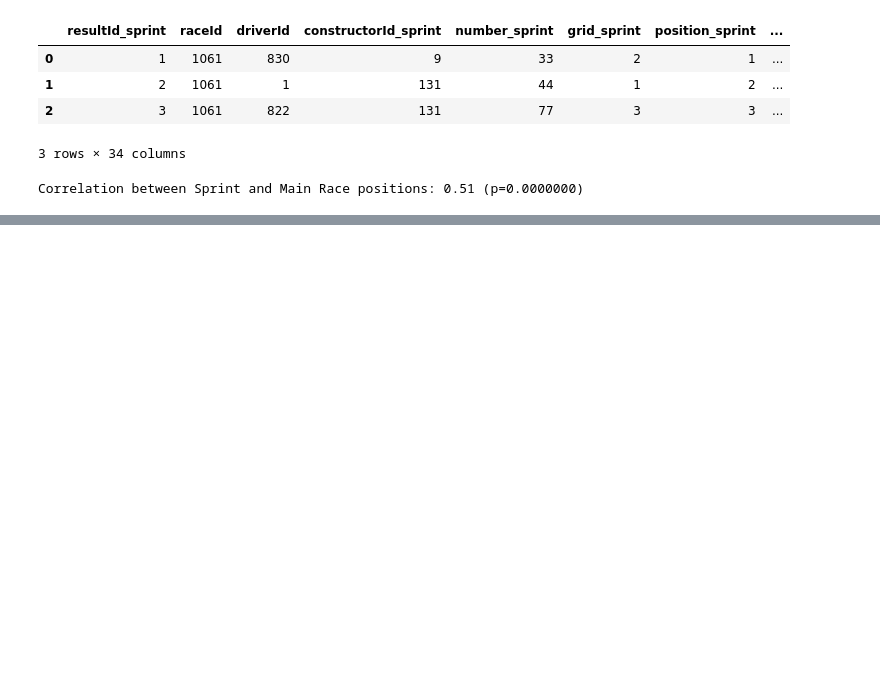
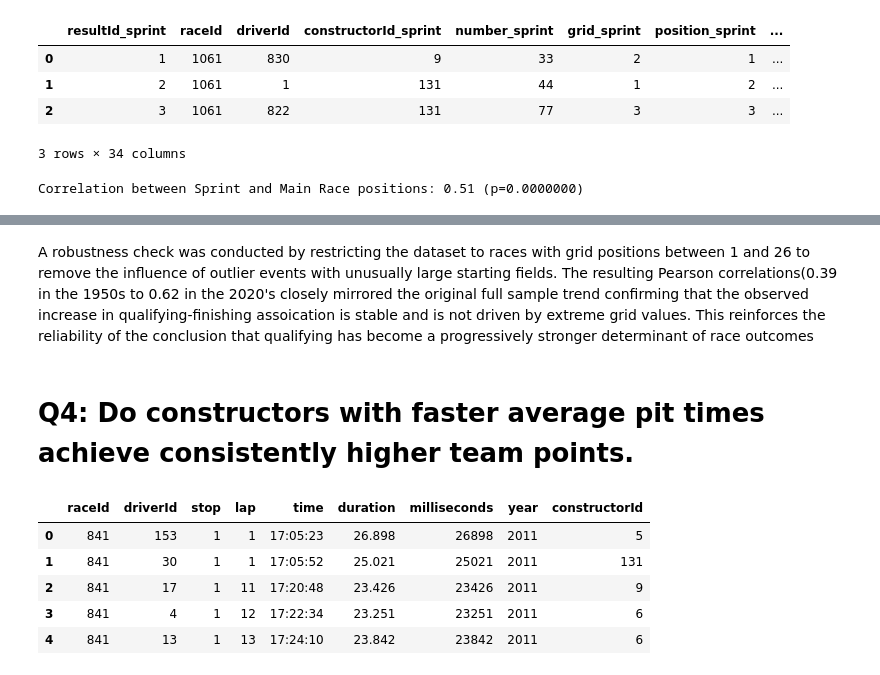
Before and after one commit to mahaejaz2699/Dissertation, a Jupyter notebook: data.ipynb, the cells around one changed output, grey strips where cells are left out. Drawn from its saved outputs; the diff is of its cells as text; code cells hidden in the pictures; blank space fills up the shorter version.

```diff
--- a/data.ipynb
+++ b/data.ipynb
@@ -1853,0 +1852,31 @@ A robustness check was conducted by restricting the dataset to races with grid p
+# %% [markdown]
+A robustness check was conducted by restricting the dataset to races with grid positions between 1 and 26 to remove the influence of outlier events with unusually large starting fields. The resulting Pearson correlations(0.39 in the 1950s  to 0.62 in the 2020's closely mirrored the original full sample trend confirming that the observed increase in qualifying-finishing assoication is stable and is not driven by extreme grid values. This reinforces the reliability of the conclusion that qualifying has become a progressively stronger determinant of race outcomes
+# %% [markdown]
+# Q4: Do constructors with faster average pit times achieve consistently higher team points.
+# %%
+#Step 1 - Loading the data
+
+#loading the datasets required
+races = pd.read_csv('dataset/races.csv')
+results = pd.read_csv('dataset/results.csv')
+pit_stops = pd.read_csv('dataset/pit_stops.csv')
+constructors = pd.read_csv('dataset/constructors.csv')
+
+#merging the races information to get the year for each pit stop
+pit_stops = pit_stops.merge(races[['raceId','year']], on='raceId', how='left')
+pit_stops = pit_stops.merge(results[['raceId','driverId','constructorId']], on=['raceId','driverId'], how='left')
+
+#converting pit stop time to seconds
+pit_stops['duration'] = pd.to_numeric(pit_stops['duration'], errors='coerce')
+
+#drop invalid pit times
+pit_stops = pit_stops.dropna(subset=['duration'])
+
+pit_stops.head()
+# %% [output]
+|  | raceId | driverId | stop | lap | time | duration | milliseconds | year | constructorId |
+| 0 | 841 | 153 | 1 | 1 | 17:05:23 | 26.898 | 26898 | 2011 | 5 |
+| 1 | 841 | 30 | 1 | 1 | 17:05:52 | 25.021 | 25021 | 2011 | 131 |
+| 2 | 841 | 17 | 1 | 11 | 17:20:48 | 23.426 | 23426 | 2011 | 9 |
+| 3 | 841 | 4 | 1 | 12 | 17:22:34 | 23.251 | 23251 | 2011 | 6 |
+| 4 | 841 | 13 | 1 | 13 | 17:24:10 | 23.842 | 23842 | 2011 | 6 |
```
Also changed, not shown: parts of 154 cells of this notebook.
